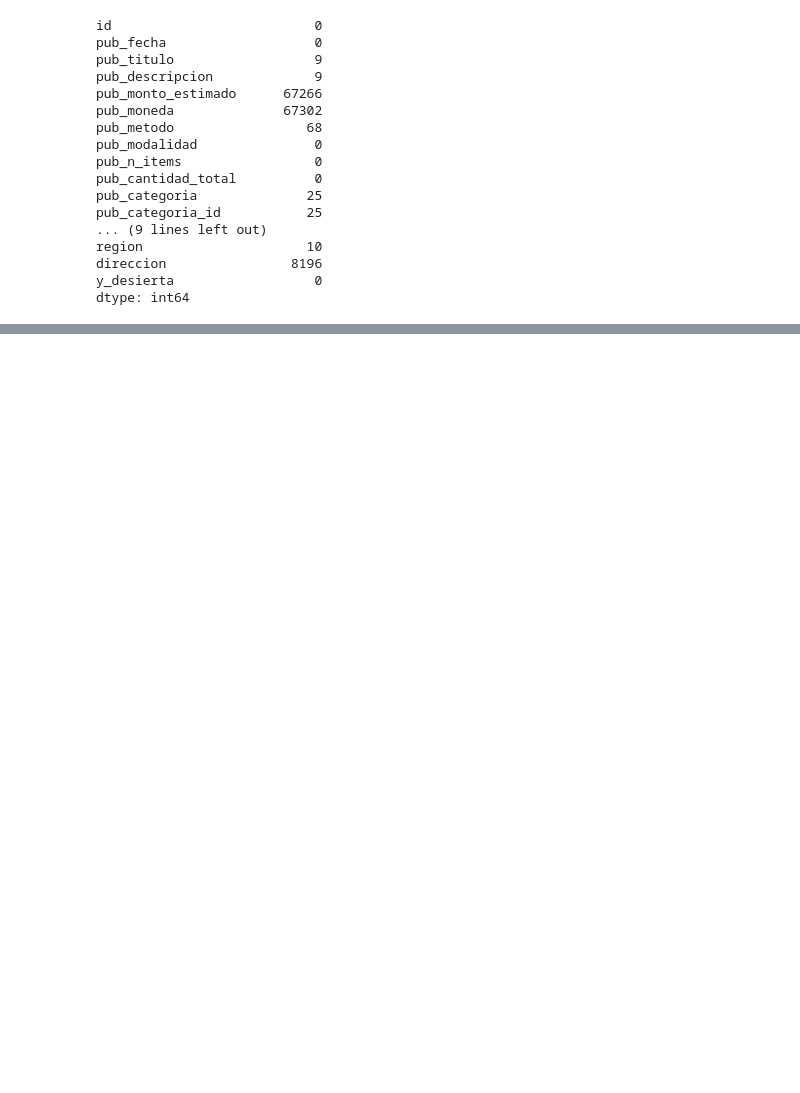
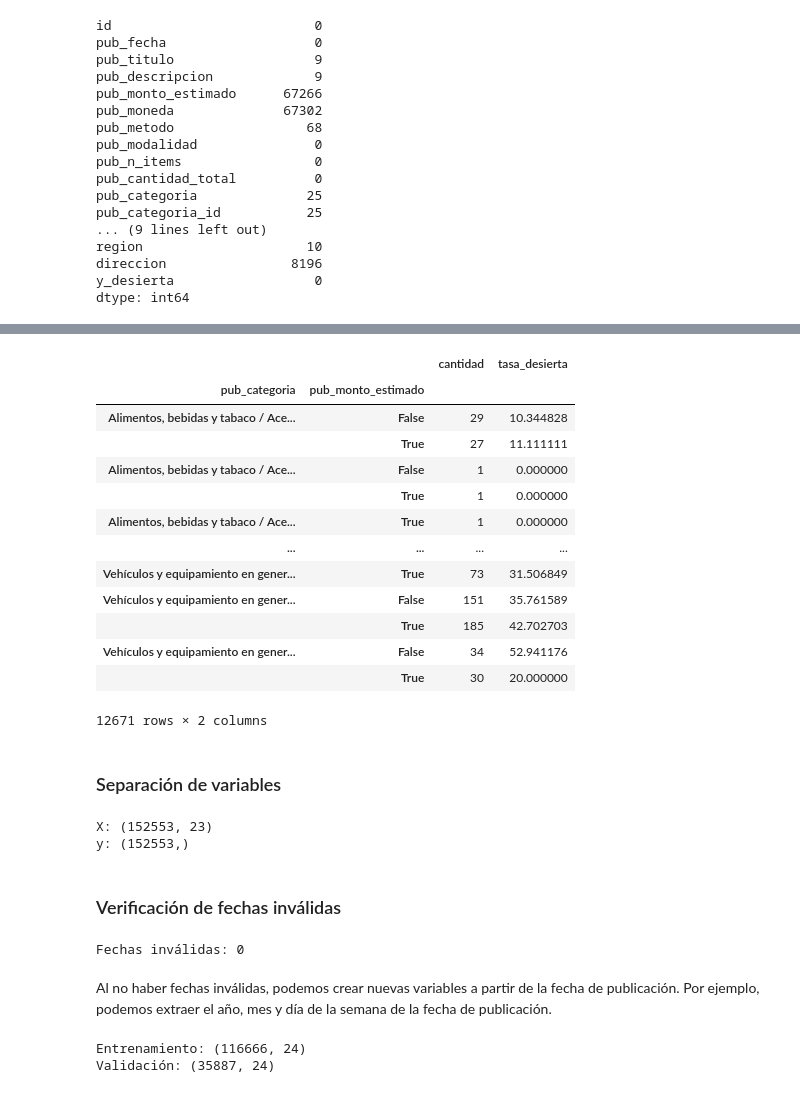
Before and after one commit to EduardoPerezMir/Tarea-2-ML, a Jupyter notebook: Pregunta2.ipynb, the cells around one changed output, grey strips where cells are left out. Drawn from its saved outputs; the diff is of its cells as text; code cells hidden in the pictures; blank space fills up the shorter version.

```diff
--- a/Pregunta2.ipynb
+++ b/Pregunta2.ipynb
@@ -224,2 +277,67 @@ dtype: int64
+# %%
+train_df.groupby(
+    ["pub_categoria", train_df["pub_monto_estimado"].isna()]
+)["y_desierta"].agg(
+    cantidad="count",
+    tasa_desierta="mean"
+).assign(
+    tasa_desierta=lambda x: x["tasa_desierta"] * 100
+)
+# %% [output]
+|  |  | cantidad | tasa_desierta |
+| pub_categoria | pub_monto_estimado |  |  |
+| Alimentos, bebidas y tabaco / Ace... | False | 29 | 10.344828 |
+|  | True | 27 | 11.111111 |
+| Alimentos, bebidas y tabaco / Ace... | False | 1 | 0.000000 |
+|  | True | 1 | 0.000000 |
+| Alimentos, bebidas y tabaco / Ace... | True | 1 | 0.000000 |
+| ... | ... | ... | ... |
+| Vehículos y equipamiento en gener... | True | 73 | 31.506849 |
+| Vehículos y equipamiento en gener... | False | 151 | 35.761589 |
+|  | True | 185 | 42.702703 |
+| Vehículos y equipamiento en gener... | False | 34 | 52.941176 |
+|  | True | 30 | 20.000000 |
+12671 rows × 2 columns
+# %% [markdown]
+### Separación de variables
+# %%
+X = train_df.drop(columns=["y_desierta"])
+y = train_df["y_desierta"]
+
+print("X:", X.shape)
+print("y:", y.shape)
+# %% [output]
+X: (152553, 23)
+y: (152553,)
+# %% [markdown]
+### Verificación de fechas inválidas
+# %%
+datos = train_df.copy()
+
+datos["pub_fecha"] = pd.to_datetime(
+    datos["pub_fecha"],
+    dayfirst=True,
+    errors="coerce"
+)
+
+print("Fechas inválidas:", datos["pub_fecha"].isna().sum())
+# %% [output]
+Fechas inválidas: 0
+# %% [markdown]
+Al no haber fechas inválidas, podemos crear nuevas variables a partir de la fecha de publicación. Por ejemplo, podemos extraer el año, mes y día de la semana de la fecha de publicación.
+# %%
+train = datos[
+    datos["pub_fecha"] < "2024-10-01"
+].copy()
+
+val = datos[
+    datos["pub_fecha"] >= "2024-10-01"
+].copy()
+
+print("Entrenamiento:", train.shape)
+print("Validación:", val.shape)
+# %% [output]
+Entrenamiento: (116666, 24)
+Validación: (35887, 24)
 # %% [markdown]
 # Construcción de features
```
Also changed, not shown: parts of 47 cells of this notebook, 1 other file.
